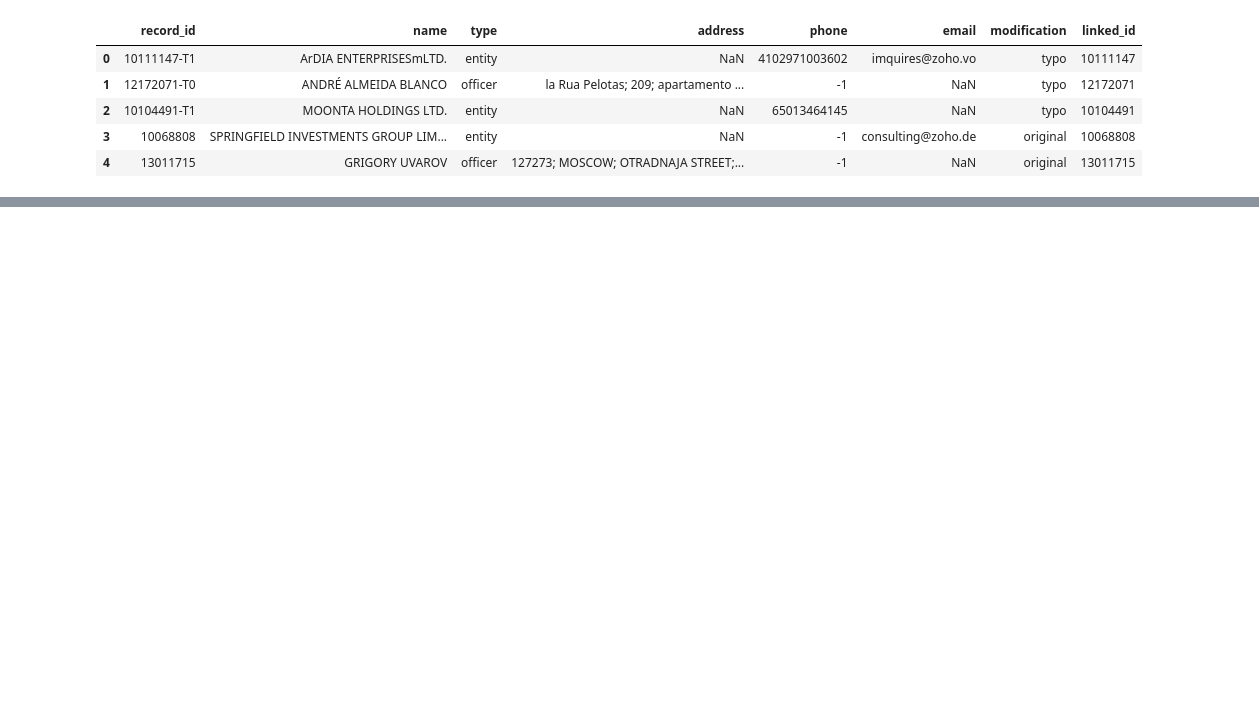
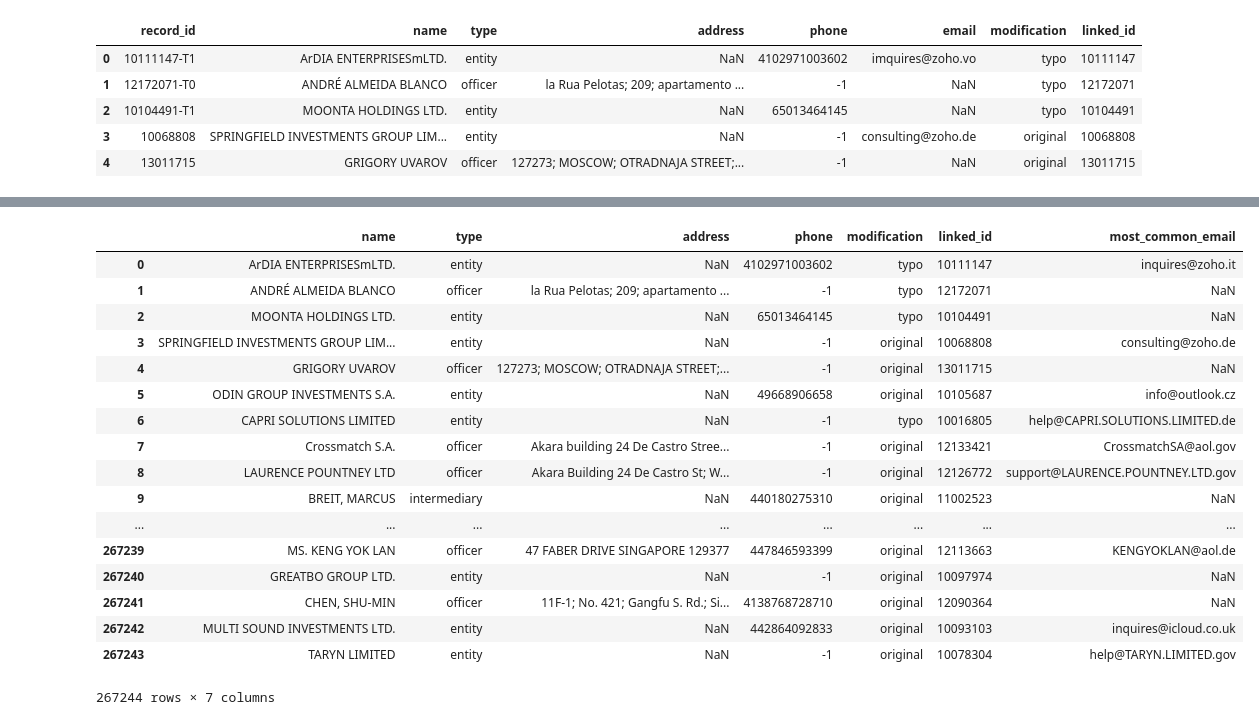
Before and after one commit to teomores/Oracle_HPC_contest, a Jupyter notebook: notebooks/email_matrix.ipynb, the cells around one changed output, grey strips where cells are left out. Saved outputs shown, nothing was run; the diff lists cells and outputs as text; code cells hidden in the pictures; blank space fills up the shorter version.

```diff
--- a/notebooks/email_matrix.ipynb
+++ b/notebooks/email_matrix.ipynb
@@ -84,0 +174,22 @@ def create_email_letters_matrix(df):
+# %%
+df_train_email_mc = df_train_email_mc.drop_duplicates(subset=['linked_id','most_common_email']).drop(['record_id', 'email'], axis=1).reset_index(drop=True)
+df_train_email_mc
+# %% [output]
+|  | name | type | address | phone | modification | linked_id | most_common_email |
+| 0 | ArDIA ENTERPRISESmLTD. | entity | NaN | 4102971003602 | typo | 10111147 | inquires@zoho.it |
+| 1 | ANDRÉ ALMEIDA BLANCO | officer | la Rua Pelotas; 209; apartamento ... | -1 | typo | 12172071 | NaN |
+| 2 | MOONTA HOLDINGS LTD. | entity | NaN | 65013464145 | typo | 10104491 | NaN |
+| 3 | SPRINGFIELD INVESTMENTS GROUP LIM... | entity | NaN | -1 | original | 10068808 | consulting@zoho.de |
+| 4 | GRIGORY UVAROV | officer | 127273; MOSCOW; OTRADNAJA STREET;... | -1 | original | 13011715 | NaN |
+| 5 | ODIN GROUP INVESTMENTS S.A. | entity | NaN | 49668906658 | original | 10105687 | info@outlook.cz |
+| 6 | CAPRI SOLUTIONS LIMITED | entity | NaN | -1 | typo | 10016805 | help@CAPRI.SOLUTIONS.LIMITED.de |
+| 7 | Crossmatch S.A. | officer | Akara building 24 De Castro Stree... | -1 | original | 12133421 | CrossmatchSA@aol.gov |
+| 8 | LAURENCE POUNTNEY LTD | officer | Akara Building 24 De Castro St; W... | -1 | original | 12126772 | support@LAURENCE.POUNTNEY.LTD.gov |
+| 9 | BREIT, MARCUS | intermediary | NaN | 440180275310 | original | 11002523 | NaN |
+| ... | ... | ... | ... | ... | ... | ... | ... |
+| 267239 | MS. KENG YOK LAN | officer | 47 FABER DRIVE SINGAPORE 129377 | 447846593399 | original | 12113663 | KENGYOKLAN@aol.de |
+| 267240 | GREATBO GROUP LTD. | entity | NaN | -1 | original | 10097974 | NaN |
+| 267241 | CHEN, SHU-MIN | officer | 11F-1; No. 421; Gangfu S. Rd.; Si... | 4138768728710 | original | 12090364 | NaN |
+| 267242 | MULTI SOUND INVESTMENTS LTD. | entity | NaN | 442864092833 | original | 10093103 | inquires@icloud.co.uk |
+| 267243 | TARYN LIMITED | entity | NaN | -1 | original | 10078304 | help@TARYN.LIMITED.gov |
+267244 rows × 7 columns
```
Also changed, not shown: parts of 21 cells of this notebook, 4 other files.
